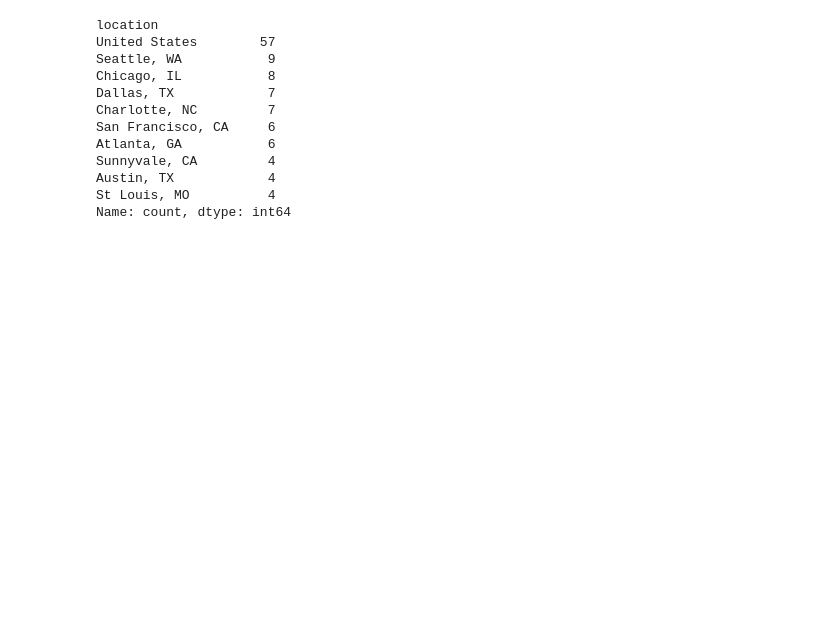
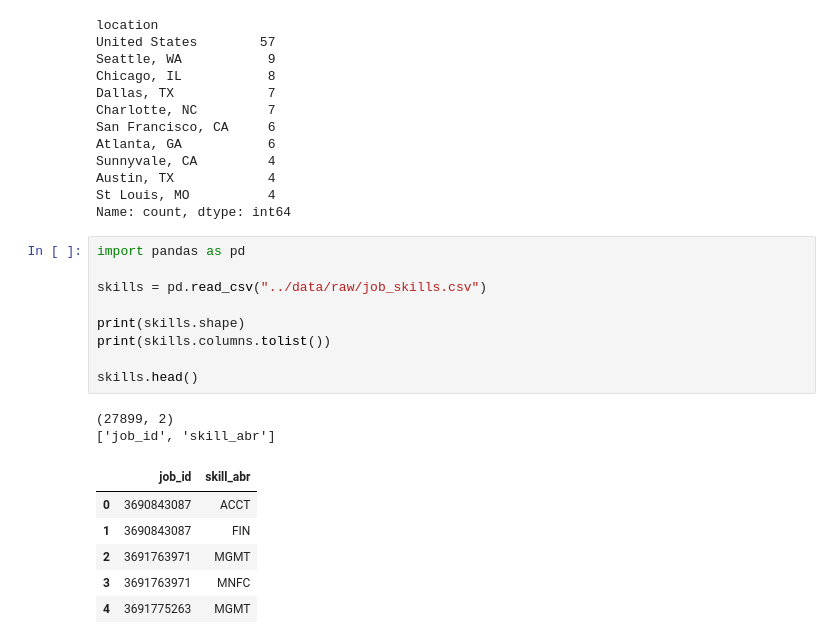
Before and after one commit to Mayank270704/AI-Powered-Job-Market-Intelligence-Platform, a Jupyter notebook: notebooks/Job_Market_EDA.ipynb, the cells around one changed output. Cells and saved outputs as stored; diff of their text form; blank space fills up the shorter version.

```diff
--- a/notebooks/Job_Market_EDA.ipynb
+++ b/notebooks/Job_Market_EDA.ipynb
@@ -484,3 +484,21 @@ Sunnyvale, CA         4
 Austin, TX            4
 St Louis, MO          4
 Name: count, dtype: int64
+# %%
+import pandas as pd
+
+skills = pd.read_csv("../data/raw/job_skills.csv")
+
+print(skills.shape)
+print(skills.columns.tolist())
+
+skills.head()
+# %% [output]
+(27899, 2)
+['job_id', 'skill_abr']
+|  | job_id | skill_abr |
+| 0 | 3690843087 | ACCT |
+| 1 | 3690843087 | FIN |
+| 2 | 3691763971 | MGMT |
+| 3 | 3691763971 | MNFC |
+| 4 | 3691775263 | MGMT |
```
Also changed, not shown: parts of 3 cells of this notebook, 1 other file.
